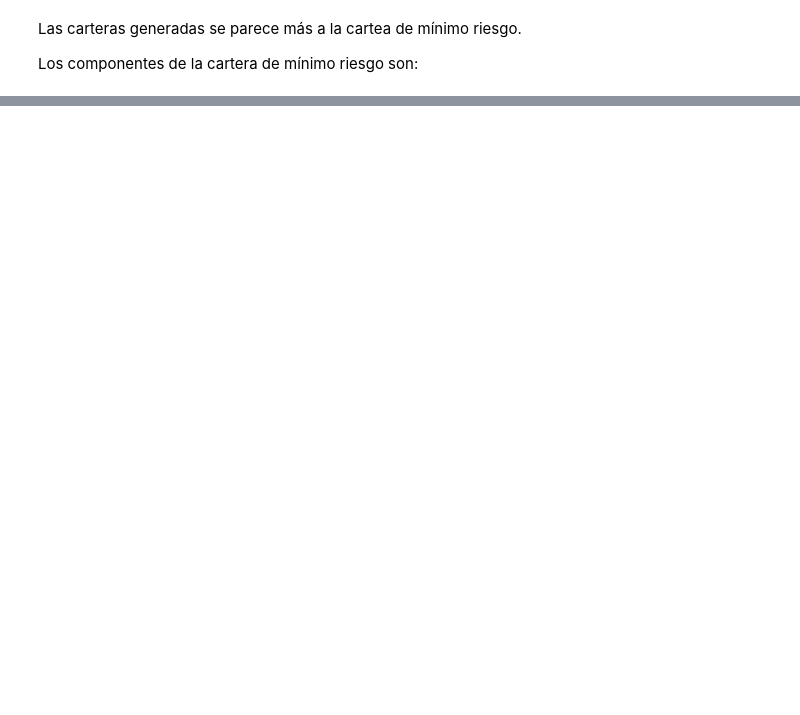
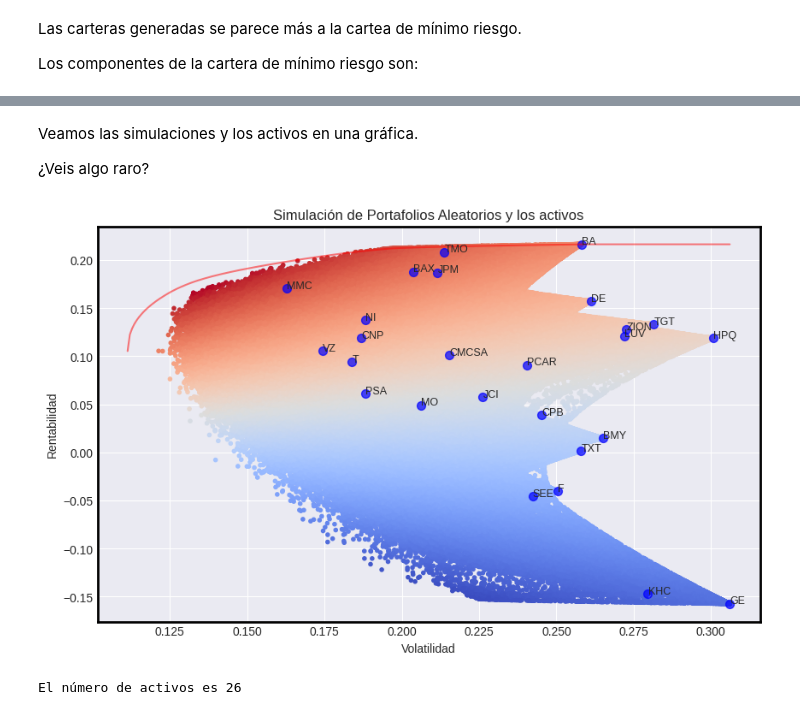
Before and after one commit to alfonso-santos/microcredencial-carteras-python-2023, a Jupyter notebook: Tema_3_Markowitz/src/Simulaciones-muchos-activos.ipynb, the cells around one changed output, grey strips where cells are left out. Drawn from its saved outputs; the diff is of its cells as text; code cells hidden in the pictures; blank space fills up the shorter version.

```diff
--- a/Tema_3_Markowitz/src/Simulaciones-muchos-activos.ipynb
+++ b/Tema_3_Markowitz/src/Simulaciones-muchos-activos.ipynb
@@ -291,0 +332,71 @@ Los componentes de la cartera de mínimo riesgo son:
+# %%
+#genero pesos aleatorios
+rng= np.random.default_rng(seed=4)
+pesos = rng.random((num_carteras, num_act))
+T = 0.01
+pesos = np.exp(pesos/T) / np.sum(np.exp(pesos/T), axis=1, keepdims=True)
+#pesos /= np.sum(pesos, axis=1)[:, None] #normalizo
+# %%
+#calculo retornos y volatilidades
+ret_carteras = retornos @ pesos.T
+
+volatilidades = np.sqrt(np.var(ret_carteras)*252)
+rentabilidades = 252*np.mean(ret_carteras, axis=0)
+# %% [markdown]
+Veamos las simulaciones y los activos en una gráfica.
+
+¿Veis algo raro?
+# %%
+#grafico
+
+plt.figure(figsize=(10, 6))
+plt.scatter(volatilidades, rentabilidades, c=rentabilidades / volatilidades, marker='.', cmap='coolwarm')
+
+# Puntos de cada activo
+plt.scatter(np.sqrt(np.diag(matriz_cov)*252),252* retornos_esperados, color='blue', s=50, alpha=0.7)
+
+
+# Añadiendo los nombres de los activos con un desplazamiento
+desplazamiento_x = 0.0001  # Ajusta este valor según sea necesario
+desplazamiento_y = 0.00003  # Ajusta este valor según sea necesario
+
+for i, asset in enumerate(assets):
+    plt.text(np.sqrt(matriz_cov[i, i]*252) + desplazamiento_x, 252*retornos_esperados[i] , asset, fontsize=9)
+plt.xlabel('Volatilidad')
+plt.ylabel('Rentabilidad')
+plt.title('Simulación de Portafolios Aleatorios y los activos')
+#plt.colorbar(label='Sharpe ratio')
+
+plt.plot(np.sqrt(252*riesgos_lst), 252*np.array(retornos_lst), '-', color='red', label='Frontera Eficiente', alpha=0.5)
+
+# Configurar el borde de la figura
+ax = plt.gca()
+for spine in ax.spines.values():
+    spine.set_edgecolor('black')
+    spine.set_linewidth(2)
+
+
+plt.show()
+# %% [output]
+[figure, added]
+# %%
+#defino número de activos y carteras
+num_act = retornos.shape[1]
+num_carteras = 100000
+
+#Número de activos
+num_act = prices.shape[1]
+
+print(f'El número de activos es {num_act}')
+
+#genero pesos aleatorios
+rng= np.random.default_rng(seed=4)
+pesos = []
+for T in [0.01, 0.1, 1.0, 2.0, 3.0]:
+    pesos_temp = rng.random((num_carteras, num_act))
+    pesos_temp = np.exp(pesos_temp/T) / np.sum(np.exp(pesos_temp/T), axis=1, keepdims=True)
+    pesos.append(pesos_temp)
+pesos = np.concatenate(pesos)
+#pesos /= np.sum(pesos, axis=1)[:, None] #normalizo
+# %% [output]
+El número de activos es 26
```
Also changed, not shown: parts of 13 cells of this notebook, 6 other files.
